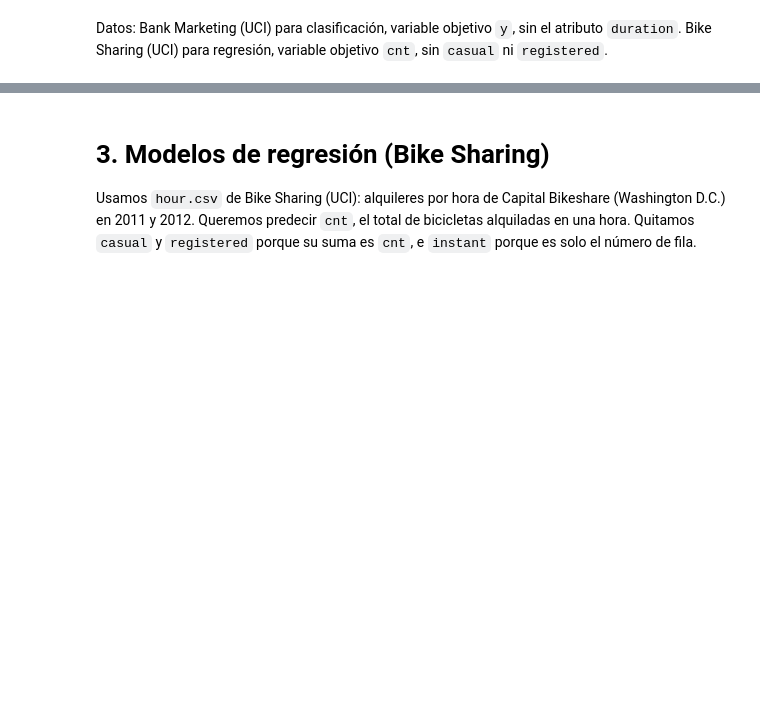
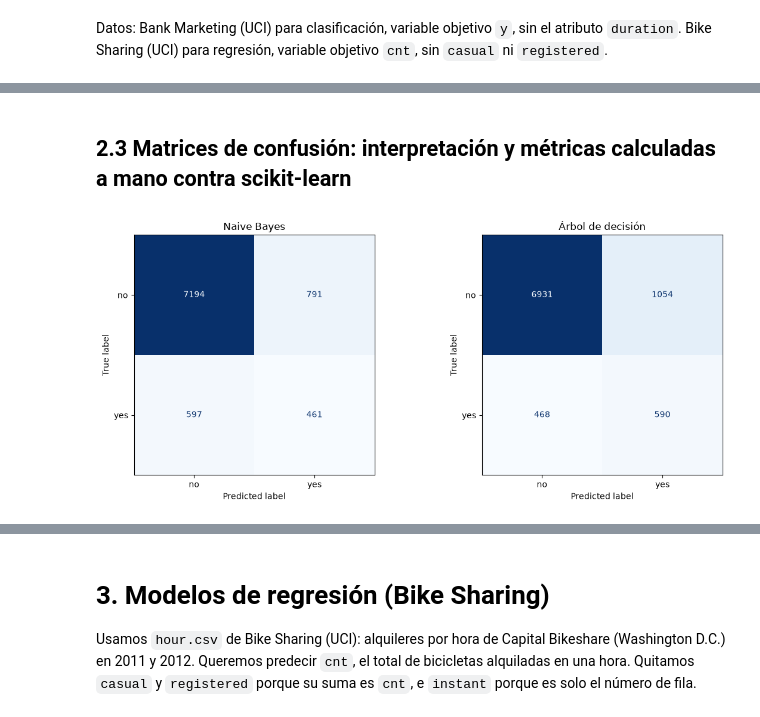
Before and after one commit to eliasdlc/BI-Practia2, a Jupyter notebook: Practica_2_Modelos_Predictivos.ipynb, the cells around one changed output, grey strips where cells are left out. Drawn from its saved outputs; the diff is of its cells as text; code cells hidden in the pictures; blank space fills up the shorter version.

```diff
--- a/Practica_2_Modelos_Predictivos.ipynb
+++ b/Practica_2_Modelos_Predictivos.ipynb
@@ -39,0 +295,8 @@ Datos: Bank Marketing (UCI) para clasificación, variable objetivo `y`, sin el a
+# %%
+X_train_clf, X_test_clf, y_train_clf, y_test_clf = train_test_split(
+    X_bank, y_bank, test_size=0.2, stratify=y_bank, random_state=42)
+
+pd.DataFrame({
+    'filas': [len(y_bank), len(y_train_clf), len(y_test_clf)],
+    '% yes': [y_bank.mean() * 100, y_train_clf.mean() * 100, y_test_clf.mean() * 100],
+}, index=['Total', 'Entrenamiento', 'Prueba']).round(2)
@@ -39,0 +335,10 @@ Datos: Bank Marketing (UCI) para clasificación, variable objetivo `y`, sin el a
+# %%
+naive_bayes = Pipeline([('pre', preprocesador), ('nb', GaussianNB())])
+arbol_clf = Pipeline([('pre', preprocesador),
+                      ('arbol', DecisionTreeClassifier(max_depth=7, class_weight='balanced', random_state=42))])
+
+naive_bayes.fit(X_train_clf, y_train_clf)
+arbol_clf.fit(X_train_clf, y_train_clf)
+
+pred_nb = naive_bayes.predict(X_test_clf)
+pred_arbol_clf = arbol_clf.predict(X_test_clf)
@@ -39,0 +354,12 @@ Datos: Bank Marketing (UCI) para clasificación, variable objetivo `y`, sin el a
+# %%
+modelos_clf = {'Naive Bayes': pred_nb, 'Árbol de decisión': pred_arbol_clf}
+
+metricas_clf = pd.DataFrame({
+    nombre: {
+        'Accuracy': accuracy_score(y_test_clf, pred),
+        'Precisión': precision_score(y_test_clf, pred),
+        'Recall': recall_score(y_test_clf, pred),
+        'F1-score': f1_score(y_test_clf, pred),
+    } for nombre, pred in modelos_clf.items()
+}).T
+metricas_clf.round(3)
@@ -39,0 +370,4 @@ Datos: Bank Marketing (UCI) para clasificación, variable objetivo `y`, sin el a
+# %%
+for nombre, pred in modelos_clf.items():
+    print(nombre)
+    print(classification_report(y_test_clf, pred, target_names=['no', 'yes'], digits=3))
@@ -39,0 +400,12 @@ Datos: Bank Marketing (UCI) para clasificación, variable objetivo `y`, sin el a
+# %% [markdown]
+## 2.3 Matrices de confusión: interpretación y métricas calculadas a mano contra scikit-learn
+# %%
+fig, axes = plt.subplots(1, 2, figsize=(12, 5))
+for ax, (nombre, pred) in zip(axes, modelos_clf.items()):
+    ConfusionMatrixDisplay.from_predictions(y_test_clf, pred, display_labels=['no', 'yes'],
+                                            values_format='d', cmap='Blues', colorbar=False, ax=ax)
+    ax.set_title(nombre)
+plt.tight_layout()
+plt.show()
+# %% [output]
+[figure, added]
```
Also changed, not shown: parts of 62 cells of this notebook, 4 other files.
